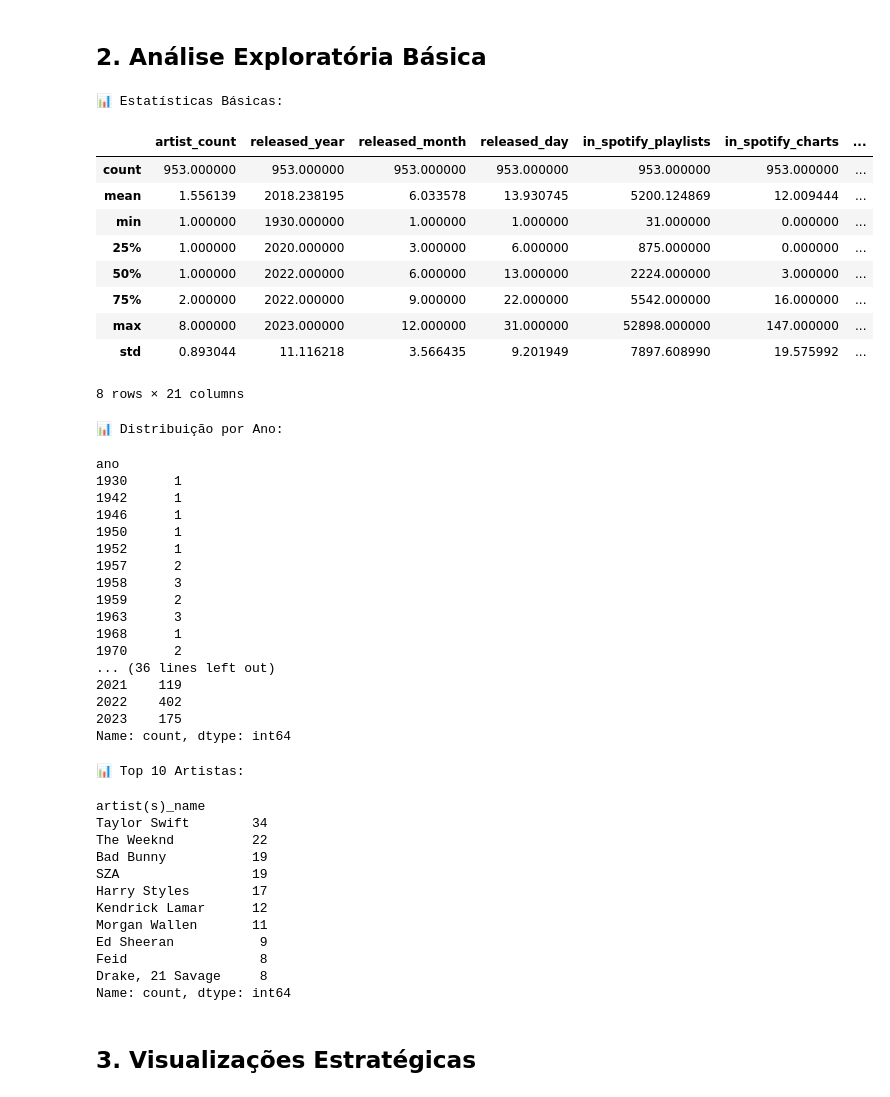
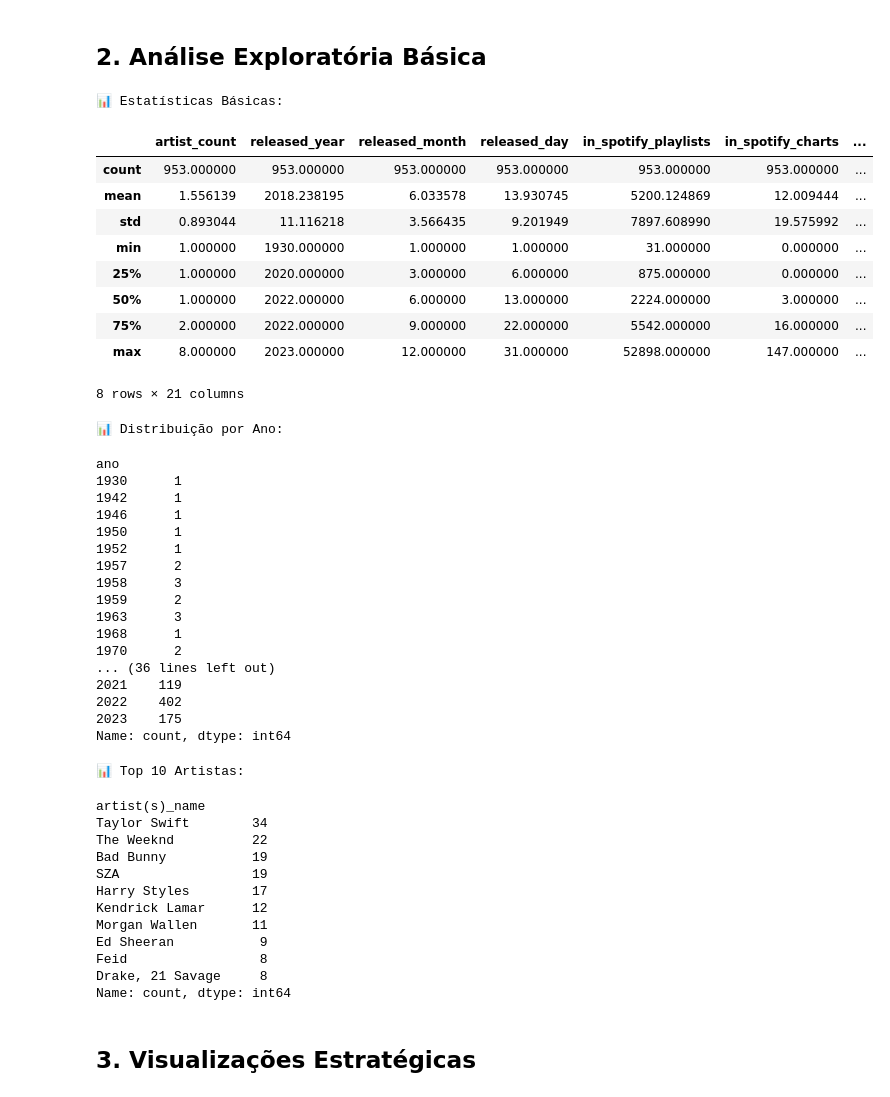
Before and after one commit to tmarsbr/data-analyst-project, a Jupyter notebook: notebooks/analysis.ipynb, the cells around one changed output. Drawn from its saved outputs; the diff is of its cells as text; code cells hidden in the pictures.

```diff
--- a/notebooks/analysis.ipynb
+++ b/notebooks/analysis.ipynb
@@ -152,28 +170,31 @@ dtype: int64
 # %%
 # Estatísticas descritivas
 print("\n📊 Estatísticas Básicas:")
 display(df.describe())
+
+# Convert 'released_date' to datetime
+df['released_date'] = pd.to_datetime(df['released_date'])
 
 # Análise temporal
 df['ano'] = df['released_date'].dt.year
 df['mes'] = df['released_date'].dt.month
 
 print("\n📊 Distribuição por Ano:")
 display(df['ano'].value_counts().sort_index())
 
 print("\n📊 Top 10 Artistas:")
 display(df['artist(s)_name'].value_counts().head(10))
 # %% [output]
 📊 Estatísticas Básicas:
 |  | artist_count | released_year | released_month | released_day | in_spotify_playlists | in_spotify_charts | ... |
 | count | 953.000000 | 953.000000 | 953.000000 | 953.000000 | 953.000000 | 953.000000 | ... |
 | mean | 1.556139 | 2018.238195 | 6.033578 | 13.930745 | 5200.124869 | 12.009444 | ... |
+| std | 0.893044 | 11.116218 | 3.566435 | 9.201949 | 7897.608990 | 19.575992 | ... |
 | min | 1.000000 | 1930.000000 | 1.000000 | 1.000000 | 31.000000 | 0.000000 | ... |
 | 25% | 1.000000 | 2020.000000 | 3.000000 | 6.000000 | 875.000000 | 0.000000 | ... |
 | 50% | 1.000000 | 2022.000000 | 6.000000 | 13.000000 | 2224.000000 | 3.000000 | ... |
 | 75% | 2.000000 | 2022.000000 | 9.000000 | 22.000000 | 5542.000000 | 16.000000 | ... |
 | max | 8.000000 | 2023.000000 | 12.000000 | 31.000000 | 52898.000000 | 147.000000 | ... |
-| std | 0.893044 | 11.116218 | 3.566435 | 9.201949 | 7897.608990 | 19.575992 | ... |
 8 rows × 21 columns
 📊 Distribuição por Ano:
 ano
```
Also changed, not shown: parts of 12 cells of this notebook, 11 other files.
